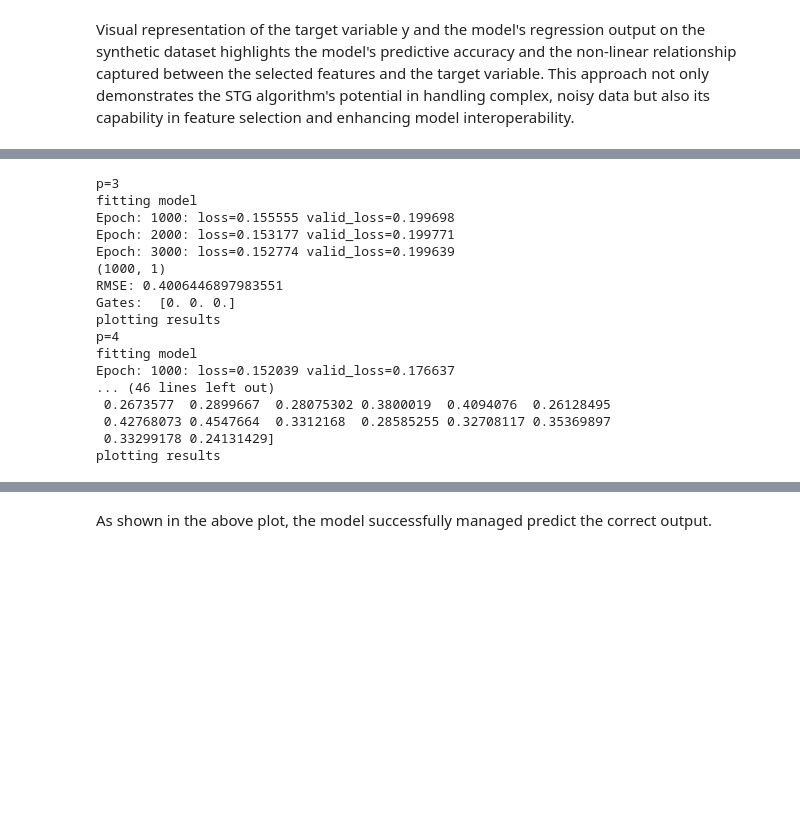
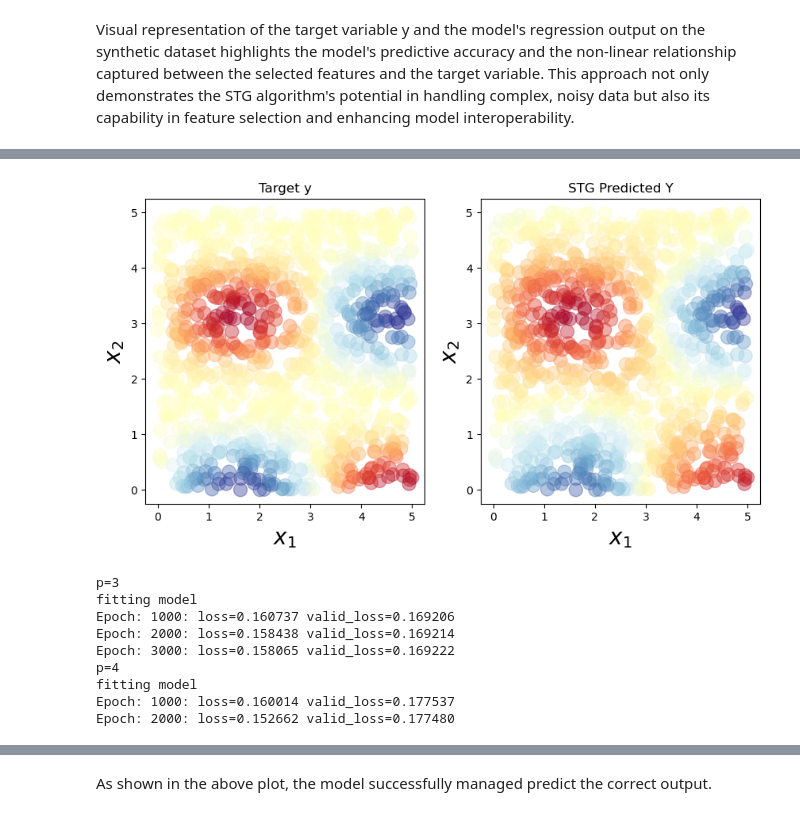
Before and after one commit to yonatanwies/GeometryOfInformation, a Jupyter notebook: 2nd_Milestone.ipynb, the cells around one changed output, grey strips where cells are left out. Saved outputs shown, nothing was run; the diff lists cells and outputs as text; code cells hidden in the pictures; blank space fills up the shorter version.

```diff
--- a/2nd_Milestone.ipynb
+++ b/2nd_Milestone.ipynb
@@ -109,7 +88,8 @@ It can be observed that the target y is a non-linear function of the $X_1$ and $
 # %% [markdown]
 Visual representation of the target variable y and the model's regression output on the synthetic dataset highlights the model's predictive accuracy and the non-linear relationship captured between the selected features and the target variable. This approach not only demonstrates the STG algorithm's potential in handling complex, noisy data but also its capability in feature selection and enhancing model interoperability.
 # %%
-%%capture
+import warnings
+warnings.filterwarnings('ignore')
 X_train, X_test, y_train, y_test = train_test_split(X_data, y_data, train_size=0.8, random_state=42)
 
 
@@ -135,9 +115,6 @@ model.get_gates(mode='raw')
 ## TESTING THE MODEL
 
 y_pred=model.predict(X_data)
-
-print(y_pred.shape)
-
 f, ax = plt.subplots(1, 2, figsize=(10, 5))
 
 ax[0].scatter(x=X_data[:, 0], y=X_data[:, 1], s=150, c=y_data.reshape(-1), alpha=0.4, cmap=plt.cm.get_cmap('RdYlBu'), )
@@ -147,6 +124,7 @@ ax[0].set_title('Target y')
 ax[1].scatter(x=X_data[:, 0], y=X_data[:, 1], s=150, c=y_pred.reshape(-1), alpha=0.4, cmap=plt.cm.get_cmap('RdYlBu'), )
 ax[1].set_xlabel('$x_1$', fontsize=20)
 ax[1].set_ylabel('$x_2$', fontsize=20)
-ax[1].set_title('Regression output ')
+ax[1].set_title('STG Predicted Y')
 plt.tick_params(labelsize=10)
 plt.show()
+# %% [output]
@@ -153,17 +134,17 @@ plt.show()
+[figure, added]
 # %%
 from sklearn.metrics import r2_score, mean_squared_error, mean_absolute_error,mean_absolute_percentage_error
 
-
 p_size_ls = [3,4,5, 10, 20,50]
 rmse_arr = []
+sin_results_df = None
 for p in p_size_ls:
     print(f"p={p}")
     n_size = 1000  # Number of samples
     X_data, y_data = create_sin_dataset(n_size, p)
     # Rest of the code from the previous cell
 
-    X_train, X_test, y_train, y_test = train_test_split(X_data, y_data, train_size=0.9)
-    X_train, X_valid, y_train, y_valid = train_test_split(X_train, y_train, train_size=0.8)
+    X_train, X_test, y_train, y_test = train_test_split(X_data, y_data, train_size=0.8)
 
     args_cuda = torch.cuda.is_available()
     device = torch.device("cuda" if args_cuda else "cpu")
@@ -171,7 +152,7 @@ for p in p_size_ls:
     model = STG(task_type='regression',input_dim=X_train.shape[1], output_dim=1, hidden_dims=[500, 50, 10], activation='tanh',
         optimizer='SGD', learning_rate=0.1, batch_size=X_train.shape[0], feature_selection=feature_selection, sigma=0.5, lam=0.1, random_state=1, device=device)
     print("fitting model")
-    model.fit(X_train, y_train, nr_epochs=3000, valid_X=X_valid, valid_y=y_valid, print_interval=1000)
+    model.fit(X_train, y_train, nr_epochs=3000, valid_X=X_test, valid_y=y_test, print_interval=1000)
 
     import torch
     tmp_loss = torch.nn.MSELoss()
@@ -179,46 +160,40 @@ for p in p_size_ls:
 
     tmp_loss(torch.Tensor(y_test), torch.Tensor(model.predict(X_test)))
 
-    model.get_gates(mode='prob')
+    # model.get_gates(mode='prob')
 
-    model.get_gates(mode='raw')
-
+    # model.get_gates(mode='raw')
 
     ## TESTING THE MODEL
-
-    y_pred=model.predict(X_data)
-
-
-    print(y_pred.shape)
-    # print rmse
-    print(f"RMSE: {np.sqrt(np.mean((y_pred - y_data)**2))}")
-    rmse_arr.append(np.sqrt(np.mean((y_pred - y_data)**2)))
-    print("Gates: ", model.get_gates(mode='prob'))
-
-    print("plotting results")
-
-    pd.DataFrame({
+    y_pred=model.predict(X_test)
+    rmse_arr.append(np.sqrt(np.mean((y_pred - y_test)**2)))
+    if sin_results_df:
+        sin_results_df = sin_results_df.append({
+            'P_featuers': p,
+            'gates_found': str(model.get_gates(mode='prob')),
+            'R2 Score': r2_score(y_test, y_pred),
+            'RMSE': mean_squared_error(y_test, y_pred, squared=False),
+            'MAE': mean_absolute_error(y_test, y_pred),
+            'MAPE': mean_absolute_percentage_error(y_test, y_pred)
+        }, ignore_index=True)
+    else:
+        sin_results_df = pd.DataFrame({
         'P_featuers': p,
+        'gates_found': str(model.get_gates(mode='prob')),
         'R2 Score': [r2_score(y_test, y_pred)],
         'RMSE': [mean_squared_error(y_test, y_pred, squared=False)],
         'MAE': [mean_absolute_error(y_test, y_pred)],
         'MAPE': [mean_absolute_percentage_error(y_test, y_pred)]
     })
+
+sin_results_df
 # %% [output]
 p=3
 fitting model
-Epoch: 1000: loss=0.155555 valid_loss=0.199698
-Epoch: 2000: loss=0.153177 valid_loss=0.199771
-Epoch: 3000: loss=0.152774 valid_loss=0.199639
-(1000, 1)
-RMSE: 0.4006446897983551
-Gates:  [0. 0. 0.]
-plotting results
+Epoch: 1000: loss=0.160737 valid_loss=0.169206
+Epoch: 2000: loss=0.158438 valid_loss=0.169214
+Epoch: 3000: loss=0.158065 valid_loss=0.169222
 p=4
 fitting model
-Epoch: 1000: loss=0.152039 valid_loss=0.176637
-... (46 lines left out)
- 0.2673577  0.2899667  0.28075302 0.3800019  0.4094076  0.26128495
- 0.42768073 0.4547664  0.3312168  0.28585255 0.32708117 0.35369897
- 0.33299178 0.24131429]
-plotting results
+Epoch: 1000: loss=0.160014 valid_loss=0.177537
+Epoch: 2000: loss=0.152662 valid_loss=0.177480
```
Also changed, not shown: parts of 11 cells of this notebook.
